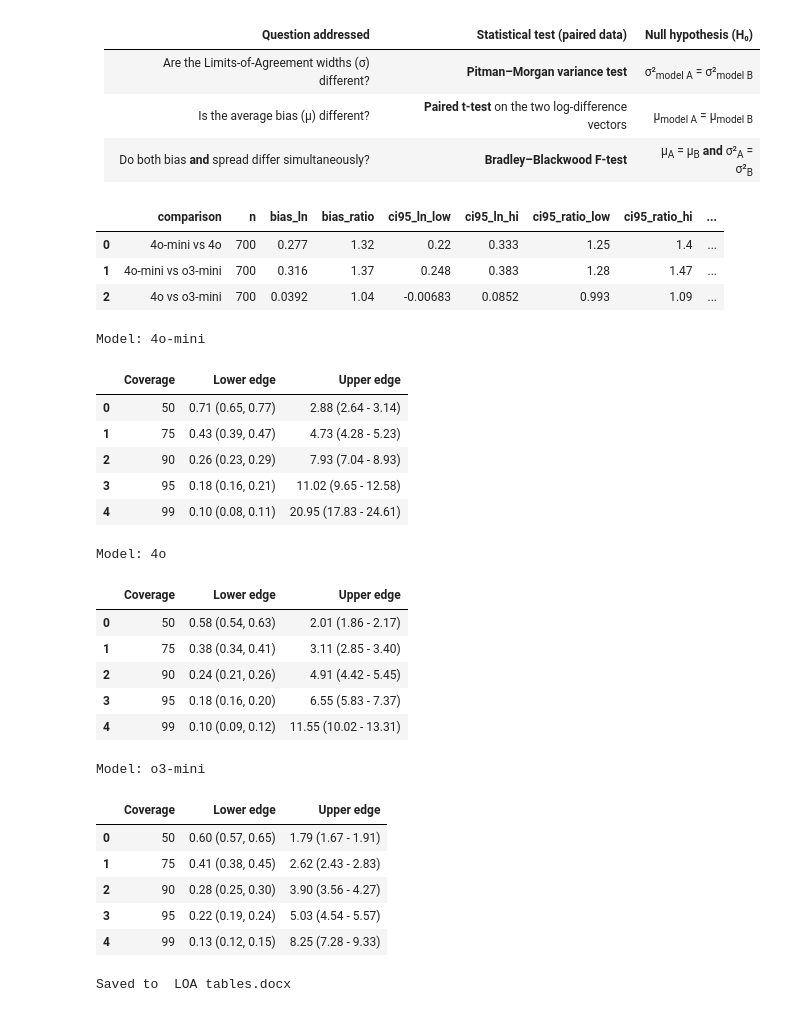
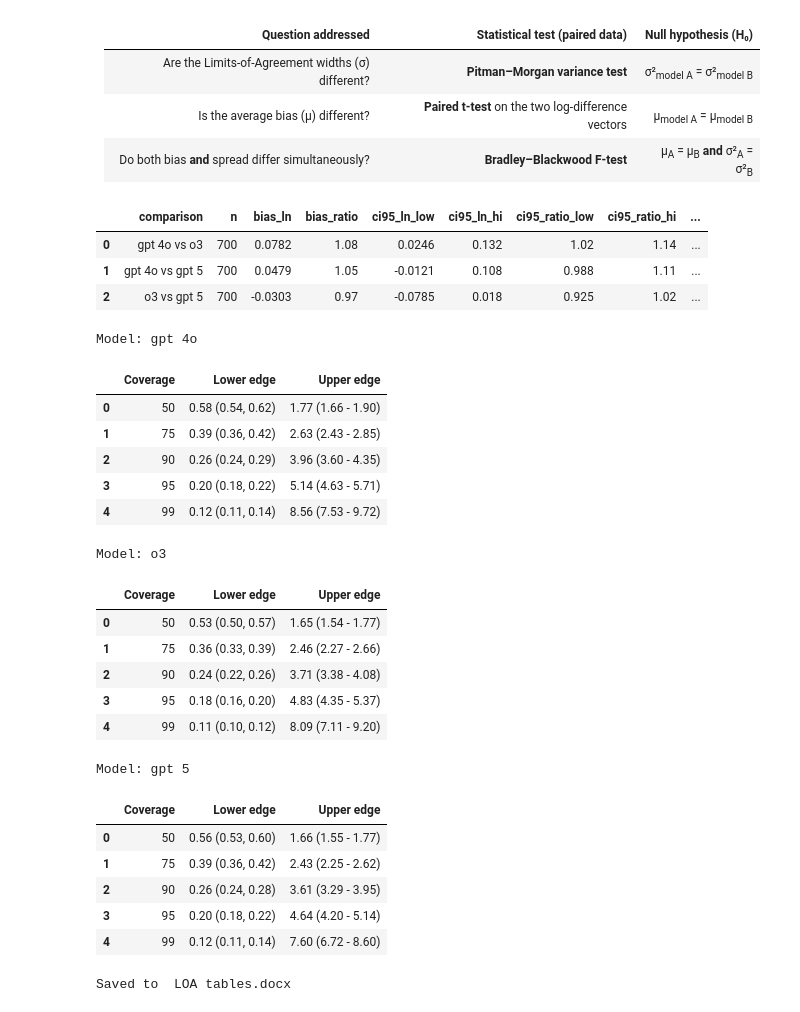
Before and after one commit to reblocke/llm_estimate_lrs, a Jupyter notebook: data_analysis.ipynb, the cells around one changed output. Saved outputs shown, nothing was run; the diff lists cells and outputs as text; code cells hidden in the pictures.

```diff
--- a/data_analysis.ipynb
+++ b/data_analysis.ipynb
@@ -237,9 +258,9 @@ fmt = FuncFormatter(exp_fmt)
 
 # ── panel specification ──────────────────────────────────────────────
 panels = [
-    ("4o-mini", df["ln_lr_gpt-4o-mini-2024-07-18"], "#c02c2c"),  # red
-    ("4o",      df["ln_lr_gpt-4o-2024-08-06"],      "#e1a90d"),  # amber
-    ("o3-mini", df["ln_lr_o3-mini-2025-01-31"],     "#1b8e5a"),  # emerald
+    ("gpt 4o", df["ln_lr_gpt-4o-2024-11-20"], "#c02c2c"),  # red
+    ("o3",      df["ln_lr_o3-2025-04-16"],      "#e1a90d"),  # amber
+    ("gpt 5", df["ln_lr_gpt-5"],     "#1b8e5a"),  # emerald
 ]
 ln_ref = df["ln_lr_reported"]
 
@@ -326,9 +347,9 @@ fmt = FuncFormatter(exp_fmt)
 
 # ── model columns & colours (3 columns) ────────────────────────────
 MODELS = [
-    ("4o-mini", df["ln_lr_gpt-4o-mini-2024-07-18"], "#c02c2c"),  # red
-    ("4o",      df["ln_lr_gpt-4o-2024-08-06"],      "#e1a90d"),  # amber
-    ("o3-mini", df["ln_lr_o3-mini-2025-01-31"],     "#1b8e5a"),  # emerald
+    ("gpt 4o", df["ln_lr_gpt-4o-2024-11-20"], "#c02c2c"),  # red
+    ("o3",      df["ln_lr_o3-2025-04-16"],      "#e1a90d"),  # amber
+    ("gpt 5", df["ln_lr_gpt-5"],     "#1b8e5a"),  # emerald
 ]
 
 # ── feature‑type rows (5 rows) ─────────────────────────────────────
@@ -448,9 +469,9 @@ fmt = FuncFormatter(exp_fmt)
 
 # ── model columns & colours (3) ───────────────────────────────────
 MODELS = [
-    ("4o-mini", df["ln_lr_gpt-4o-mini-2024-07-18"], "#c02c2c"),  # red
-    ("4o",      df["ln_lr_gpt-4o-2024-08-06"],      "#e1a90d"),  # amber
-    ("o3-mini", df["ln_lr_o3-mini-2025-01-31"],     "#1b8e5a"),  # emerald
+    ("gpt 4o", df["ln_lr_gpt-4o-2024-11-20"], "#c02c2c"),  # red
+    ("o3",      df["ln_lr_o3-2025-04-16"],      "#e1a90d"),  # amber
+    ("gpt 5", df["ln_lr_gpt-5"],     "#1b8e5a"),  # emerald
 ]
 
 ln_ref = df["ln_lr_reported"]
@@ -560,10 +581,13 @@ from scipy.stats import ttest_ind, levene
 ln_ref = df["ln_lr_reported"]
 
 # models to evaluate  (label, log‑predicted‑LR column)
+
+
+
 MODELS = [
-    ("4o-mini", df["ln_lr_gpt-4o-mini-2024-07-18"]),
-    ("4o",      df["ln_lr_gpt-4o-2024-08-06"]),
-    ("o3-mini", df["ln_lr_o3-mini-2025-01-31"])
+    ("gpt 4o", df["ln_lr_gpt-4o-2024-11-20"]),
+    ("o3",      df["ln_lr_o3-2025-04-16"]),
+    ("gpt 5", df["ln_lr_gpt-5"])
 ]
 
 # sub‑group masks
@@ -684,12 +708,10 @@ def bradley_blackwood(x, y):
 # ---------- ln‑difference vectors ----------------------------------------
 ln_ref = df["ln_lr_reported"]
 ln_diffs = {
-    "4o-mini": ln_ref - df["ln_lr_gpt-4o-mini-2024-07-18"],
-    "4o"     : ln_ref - df["ln_lr_gpt-4o-2024-08-06"],
-    "o3-mini": ln_ref - df["ln_lr_o3-mini-2025-01-31"],
+    "gpt 4o": ln_ref - df["ln_lr_gpt-4o-2024-11-20"],
+    "o3"     : ln_ref - df["ln_lr_o3-2025-04-16"],
+    "gpt 5": ln_ref - df["ln_lr_gpt-5"],
 }
-
-
 
 rows = []
 
@@ -725,36 +747,36 @@ for (lab_a, d_a), (lab_b, d_b) in itertools.combinations(ln_diffs.items(), 2):
     pm_t, pm_p = pitman_morgan(x, y)
     bb_F, bb_p = bradley_blackwood(x, y)
 
     rows.append(dict(
         comparison=f"{lab_a} vs {lab_b}", n=n,
 
         bias_ln = mu_ln,
         bias_ratio = mu_ratio,
         ci95_ln_low = ci_lo,  ci95_ln_hi = ci_hi,
         ci95_ratio_low = ci_ratio[0], ci95_ratio_hi = ci_ratio[1],
 
         t_stat = t_b,
         p_t    = p_b,
 
         loa_width_A = loa_w_A,
         loa_width_B = loa_w_B,
 
         pm_t = pm_t,
         pm_p = pm_p,
         bb_F = bb_F,
         bb_p = bb_p
     ))
 
 df_out = pd.DataFrame(rows)
 
 # display with scientific notation for p-values
 with pd.option_context("display.float_format", lambda v: f"{v:.3g}"):
     display(df_out)
 # %% [output]
 |  | comparison | n | bias_ln | bias_ratio | ci95_ln_low | ci95_ln_hi | ci95_ratio_low | ci95_ratio_hi | ... |
-| 0 | 4o-mini vs 4o | 700 | 0.277 | 1.32 | 0.22 | 0.333 | 1.25 | 1.4 | ... |
-| 1 | 4o-mini vs o3-mini | 700 | 0.316 | 1.37 | 0.248 | 0.383 | 1.28 | 1.47 | ... |
-| 2 | 4o vs o3-mini | 700 | 0.0392 | 1.04 | -0.00683 | 0.0852 | 0.993 | 1.09 | ... |
+| 0 | gpt 4o vs o3 | 700 | 0.0782 | 1.08 | 0.0246 | 0.132 | 1.02 | 1.14 | ... |
+| 1 | gpt 4o vs gpt 5 | 700 | 0.0479 | 1.05 | -0.0121 | 0.108 | 0.988 | 1.11 | ... |
+| 2 | o3 vs gpt 5 | 700 | -0.0303 | 0.97 | -0.0785 | 0.018 | 0.925 | 1.02 | ... |
 # %%
 # ---------------------------------------------------------------------
 # coverage‑interval table on RATIO scale for the chosen models
@@ -763,7 +785,7 @@ with pd.option_context("display.float_format", lambda v: f"{v:.3g}"):
 #   • numpy as np, pandas as pd, scipy.stats as st
 # ---------------------------------------------------------------------
 
-models = ["4o-mini", "4o", "o3-mini"]          # models to report
+models = ["gpt 4o", "o3", "gpt 5"]          # keys for ln_dif  models to report
 
 # ---------------------------------------------------------------
 # Build “pretty” tables with combined point‑estimate and CI
@@ -844,27 +866,27 @@ with pd.option_context("display.max_colwidth", None):   # prevent wrapping
         print(f"\nModel: {lab}")
         display(pretty)
 # %% [output]
-Model: 4o-mini
+Model: gpt 4o
 |  | Coverage | Lower edge | Upper edge |
-| 0 | 50 | 0.71 (0.65, 0.77) | 2.88 (2.64 - 3.14) |
-| 1 | 75 | 0.43 (0.39, 0.47) | 4.73 (4.28 - 5.23) |
-| 2 | 90 | 0.26 (0.23, 0.29) | 7.93 (7.04 - 8.93) |
-| 3 | 95 | 0.18 (0.16, 0.21) | 11.02 (9.65 - 12.58) |
-| 4 | 99 | 0.10 (0.08, 0.11) | 20.95 (17.83 - 24.61) |
+| 0 | 50 | 0.58 (0.54, 0.62) | 1.77 (1.66 - 1.90) |
+| 1 | 75 | 0.39 (0.36, 0.42) | 2.63 (2.43 - 2.85) |
+| 2 | 90 | 0.26 (0.24, 0.29) | 3.96 (3.60 - 4.35) |
+| 3 | 95 | 0.20 (0.18, 0.22) | 5.14 (4.63 - 5.71) |
+| 4 | 99 | 0.12 (0.11, 0.14) | 8.56 (7.53 - 9.72) |
-Model: 4o
+Model: o3
 |  | Coverage | Lower edge | Upper edge |
-| 0 | 50 | 0.58 (0.54, 0.63) | 2.01 (1.86 - 2.17) |
-| 1 | 75 | 0.38 (0.34, 0.41) | 3.11 (2.85 - 3.40) |
-| 2 | 90 | 0.24 (0.21, 0.26) | 4.91 (4.42 - 5.45) |
-| 3 | 95 | 0.18 (0.16, 0.20) | 6.55 (5.83 - 7.37) |
-| 4 | 99 | 0.10 (0.09, 0.12) | 11.55 (10.02 - 13.31) |
+| 0 | 50 | 0.53 (0.50, 0.57) | 1.65 (1.54 - 1.77) |
+| 1 | 75 | 0.36 (0.33, 0.39) | 2.46 (2.27 - 2.66) |
+| 2 | 90 | 0.24 (0.22, 0.26) | 3.71 (3.38 - 4.08) |
+| 3 | 95 | 0.18 (0.16, 0.20) | 4.83 (4.35 - 5.37) |
+| 4 | 99 | 0.11 (0.10, 0.12) | 8.09 (7.11 - 9.20) |
-Model: o3-mini
+Model: gpt 5
 |  | Coverage | Lower edge | Upper edge |
-| 0 | 50 | 0.60 (0.57, 0.65) | 1.79 (1.67 - 1.91) |
-| 1 | 75 | 0.41 (0.38, 0.45) | 2.62 (2.43 - 2.83) |
-| 2 | 90 | 0.28 (0.25, 0.30) | 3.90 (3.56 - 4.27) |
-| 3 | 95 | 0.22 (0.19, 0.24) | 5.03 (4.54 - 5.57) |
-| 4 | 99 | 0.13 (0.12, 0.15) | 8.25 (7.28 - 9.33) |
+| 0 | 50 | 0.56 (0.53, 0.60) | 1.66 (1.55 - 1.77) |
+| 1 | 75 | 0.39 (0.36, 0.42) | 2.43 (2.25 - 2.62) |
+| 2 | 90 | 0.26 (0.24, 0.28) | 3.61 (3.29 - 3.95) |
+| 3 | 95 | 0.20 (0.18, 0.22) | 4.64 (4.20 - 5.14) |
+| 4 | 99 | 0.12 (0.11, 0.14) | 7.60 (6.72 - 8.60) |
 # %%
 # ── prerequisites ────────────────────────────────────────────────
 # variables expected to exist:  tables_ratio  (dict[label → DataFrame])
```
Also changed, not shown: parts of 15 cells of this notebook, 14 other files.
